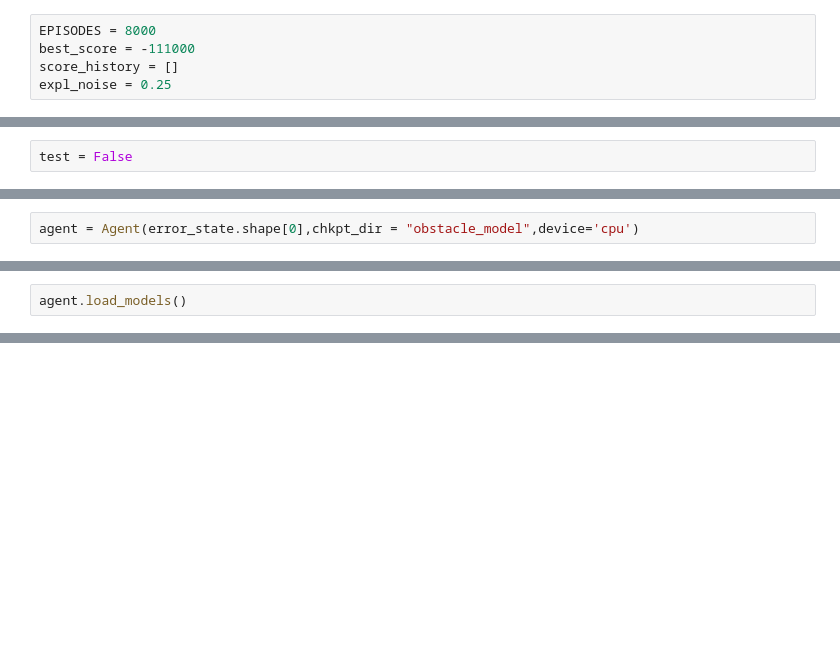
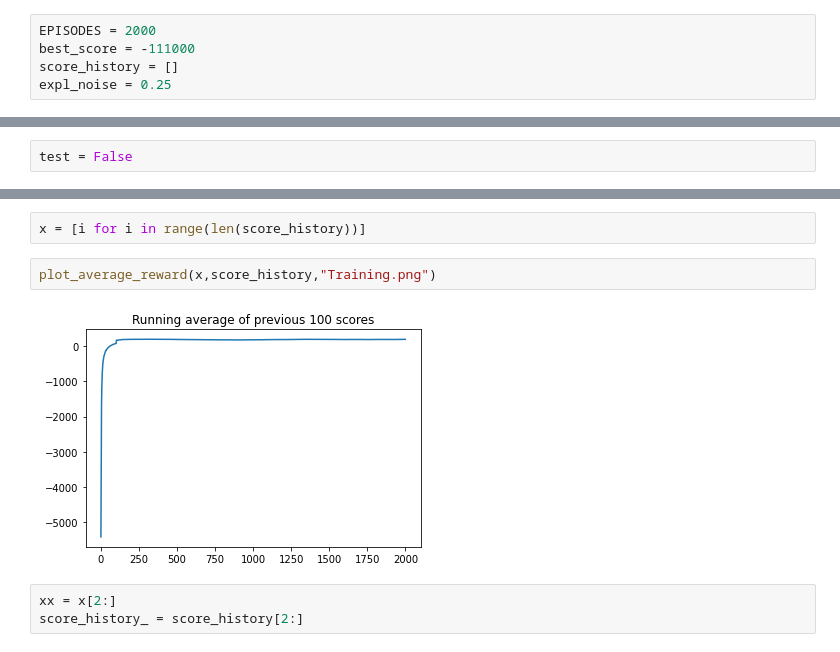
Before and after one commit to mariagraziaberni/CPS, a Jupyter notebook: Untitled.ipynb, the cells around one changed output, grey strips where cells are left out. Saved outputs shown, nothing was run; the diff lists cells and outputs as text; blank space fills up the shorter version.

Commit message:
training of simple model

```diff
--- a/Untitled.ipynb
+++ b/Untitled.ipynb
@@ -205,5 +203,5 @@ cpu
 # %%
-EPISODES = 8000
+EPISODES = 2000
 best_score = -111000
 score_history = []
 expl_noise = 0.25
@@ -393,2 +211,0 @@ KeyboardInterrupt:
-# %%
-agent = Agent(error_state.shape[0],chkpt_dir = "obstacle_model",device='cpu')
@@ -397,2 +211,0 @@ cpu
-# %%
-agent.load_models()
@@ -483,0 +322,9 @@ for i in range(3000):
+# %%
+x = [i for i in range(len(score_history))]
+# %%
+plot_average_reward(x,score_history,"Training.png")
+# %% [output]
+[figure, added]
+# %%
+xx = x[2:]
+score_history_ = score_history[2:]
```
Also changed, not shown: parts of 48 cells of this notebook, 42 other files.
